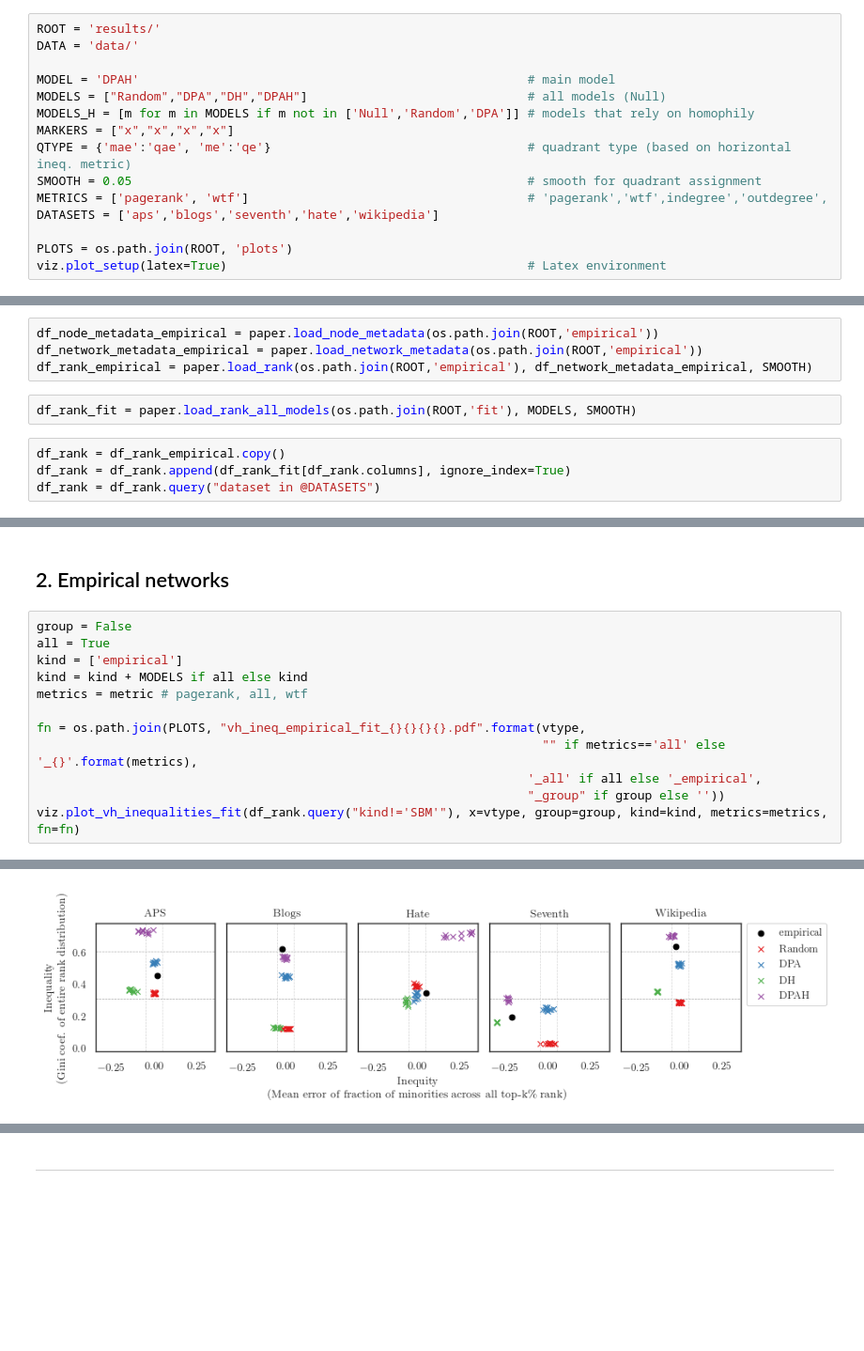
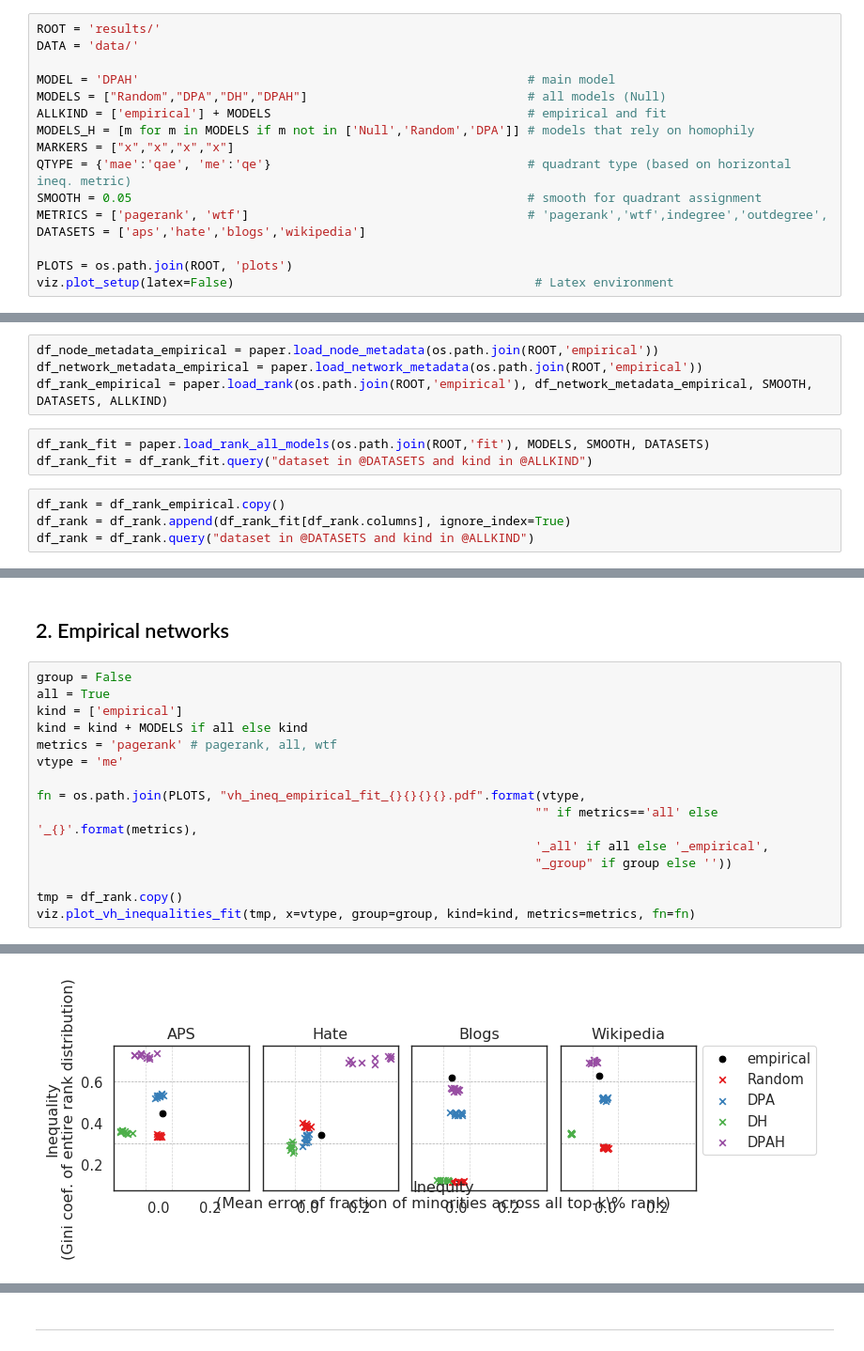
Before and after one commit to gesiscss/Homophilic_Directed_ScaleFree_Networks, a Jupyter notebook: 3. Plots in paper.ipynb, the cells around one changed output, grey strips where cells are left out. Shown: that part at 94% size. Saved outputs shown, nothing was run; the diff lists cells and outputs as text; blank space fills up the shorter version.

```diff
--- a/3. Plots in paper.ipynb
+++ b/3. Plots in paper.ipynb
@@ -34,26 +53,28 @@ DATA = 'data/'
 
 MODEL = 'DPAH'                                                     # main model
 MODELS = ["Random","DPA","DH","DPAH"]                              # all models (Null)
+ALLKIND = ['empirical'] + MODELS                                   # empirical and fit
 MODELS_H = [m for m in MODELS if m not in ['Null','Random','DPA']] # models that rely on homophily
 MARKERS = ["x","x","x","x"]
 QTYPE = {'mae':'qae', 'me':'qe'}                                   # quadrant type (based on horizontal ineq. metric)
 SMOOTH = 0.05                                                      # smooth for quadrant assignment
 METRICS = ['pagerank', 'wtf']                                      # 'pagerank','wtf',indegree','outdegree',
-DATASETS = ['aps','blogs','seventh','hate','wikipedia']
+DATASETS = ['aps','hate','blogs','wikipedia']
 
 PLOTS = os.path.join(ROOT, 'plots')
-viz.plot_setup(latex=True)                                         # Latex environment
+viz.plot_setup(latex=False)                                         # Latex environment
 # %% [markdown]
 <h2>Data</h2>
 # %%
 df_node_metadata_empirical = paper.load_node_metadata(os.path.join(ROOT,'empirical'))
 df_network_metadata_empirical = paper.load_network_metadata(os.path.join(ROOT,'empirical'))
-df_rank_empirical = paper.load_rank(os.path.join(ROOT,'empirical'), df_network_metadata_empirical, SMOOTH)
+df_rank_empirical = paper.load_rank(os.path.join(ROOT,'empirical'), df_network_metadata_empirical, SMOOTH, DATASETS, ALLKIND)
 # %%
-df_rank_fit = paper.load_rank_all_models(os.path.join(ROOT,'fit'), MODELS, SMOOTH)
+df_rank_fit = paper.load_rank_all_models(os.path.join(ROOT,'fit'), MODELS, SMOOTH, DATASETS)
+df_rank_fit = df_rank_fit.query("dataset in @DATASETS and kind in @ALLKIND")
 # %%
 df_rank = df_rank_empirical.copy()
 df_rank = df_rank.append(df_rank_fit[df_rank.columns], ignore_index=True)
-df_rank = df_rank.query("dataset in @DATASETS")
+df_rank = df_rank.query("dataset in @DATASETS and kind in @ALLKIND")
 # %%
 df_rank_synthetic_all = paper.load_rank_synthetic_all_models(os.path.join(ROOT,'synthetic'), MODELS, SMOOTH, False)
@@ -121,11 +143,14 @@ group = False
 all = True
 kind = ['empirical']
 kind = kind + MODELS if all else kind
-metrics = metric # pagerank, all, wtf
+metrics = 'pagerank' # pagerank, all, wtf
+vtype = 'me'
 
 fn = os.path.join(PLOTS, "vh_ineq_empirical_fit_{}{}{}{}.pdf".format(vtype,
-                                                                     "" if metrics=='all' else '_{}'.format(metrics),
-                                                                   '_all' if all else '_empirical',
-                                                                   "_group" if group else ''))
-viz.plot_vh_inequalities_fit(df_rank.query("kind!='SBM'"), x=vtype, group=group, kind=kind, metrics=metrics, fn=fn)
+                                                                    "" if metrics=='all' else '_{}'.format(metrics),
+                                                                    '_all' if all else '_empirical',
+                                                                    "_group" if group else ''))
+
+tmp = df_rank.copy()
+viz.plot_vh_inequalities_fit(tmp, x=vtype, group=group, kind=kind, metrics=metrics, fn=fn)
 # %% [output]
@@ -133,3 +158,3 @@ results-batch/plots/vh_ineq_empirical_fit_me_pagerank_all.pdf saved!
-[figure, old version]
+[figure, new version]
 # %%
 vtype = 'me'
```
Also changed, not shown: parts of 8 cells of this notebook, 10 other files.
